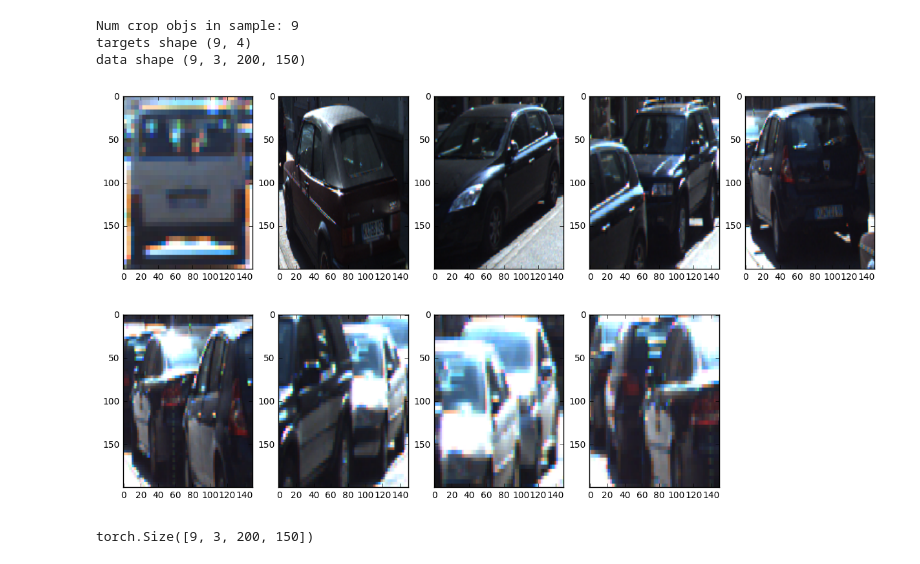
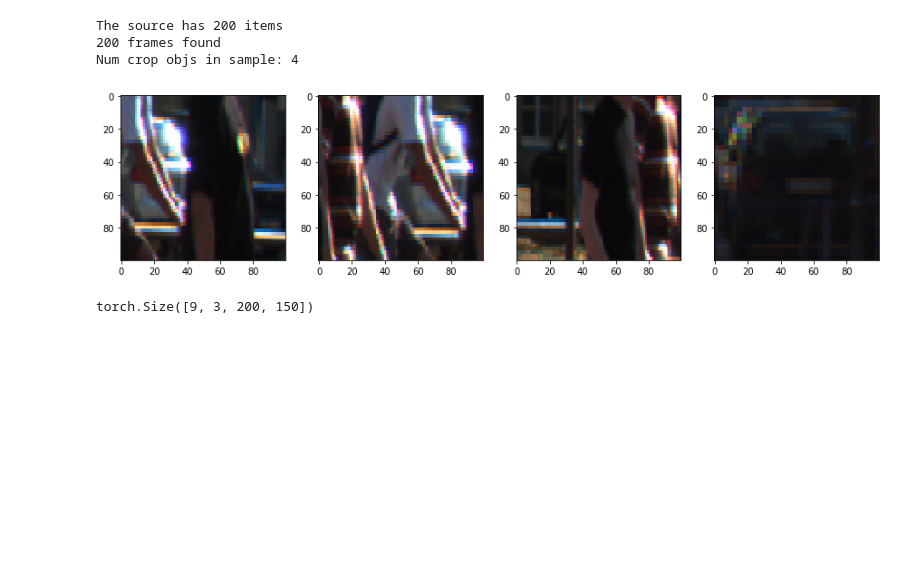
Before and after one commit to rayg1234/pytlib, a Jupyter notebook: notebooks/LoadKITTIData.ipynb, the cells around one changed output. Saved outputs shown, nothing was run; the diff lists cells and outputs as text; code cells hidden in the pictures; blank space fills up the shorter version.

Commit message:
update visualize_pil_array

```diff
--- a/notebooks/LoadKITTIData.ipynb
+++ b/notebooks/LoadKITTIData.ipynb
@@ -6,19 +6,20 @@ image_num = '0001'
 kframes = KITTILoader.load_labelled_frames('/home/ray/Data/KITTI/training/image_02/'+image_num,'/home/ray/Data/KITTI/training/label_02/'+image_num+'.txt')
 # %%
 from data_loading.sources.kitti_source import KITTISource
-from data_loading.transfo1rmers.crop_transformer import CropTransformer
+from data_loading.samplers.crop_sampler import CropSampler
 from image.visualization import tensor_to_pil_image_array,visualize_pil_array
 %matplotlib inline
-ks = KITTISource('../Data/KITTI/training',max_frames=200)
-ct = CropTransformer(crop_size=[150,200],obj_types=['Car','Van'])
-sample = ct.transform([ks.frames[1]])
+source = KITTISource('/home/ray/Data/KITTI/training',max_frames=200)
+sampler_params = {'crop_size':[100,100],'obj_types':['Car']}
+cs = CropSampler(source,sampler_params)
+sample = cs.next()
 pil_arr = tensor_to_pil_image_array(sample.data)
 visualize_pil_array(pil_arr)
 # %% [output]
-Num crop objs in sample: 9
-targets shape (9, 4)
-data shape (9, 3, 200, 150)
+The source has 200 items
+200 frames found
+Num crop objs in sample: 4
-[figure, old version]
+[figure, new version]
 # %%
 import torch
 import torch.utils.data
```
Also changed, not shown: 2 other files.
